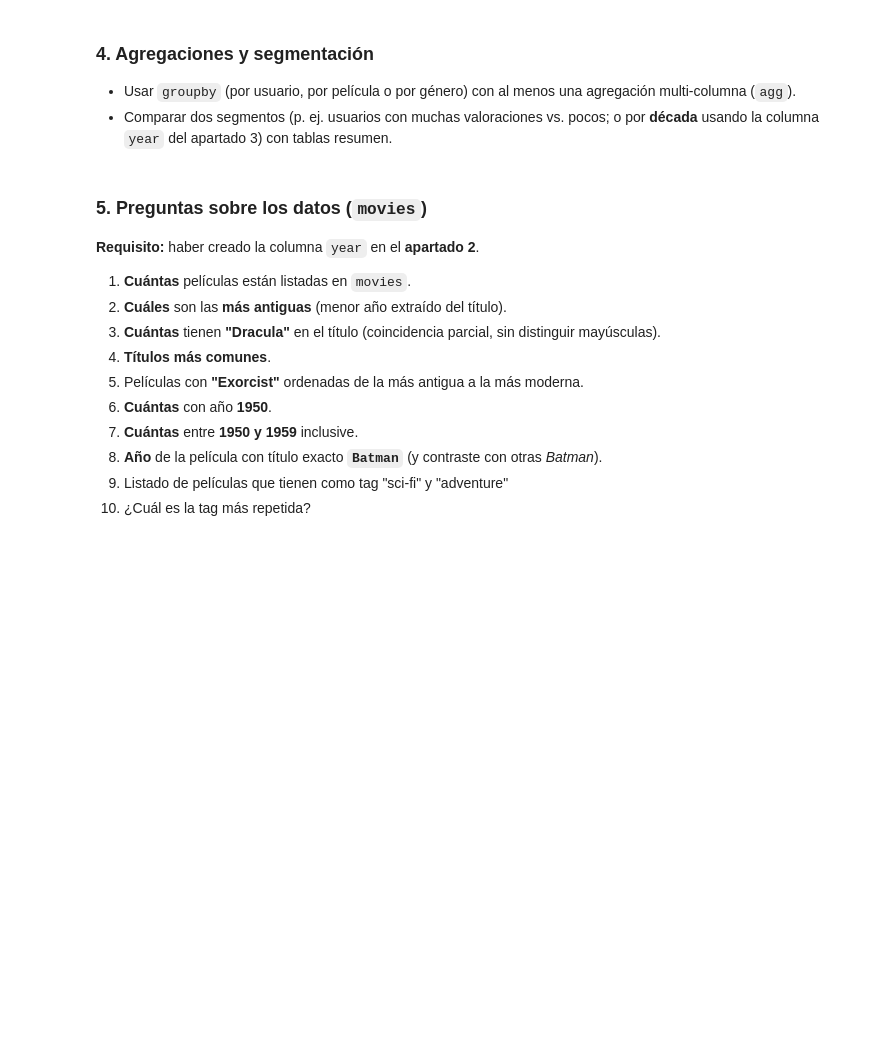
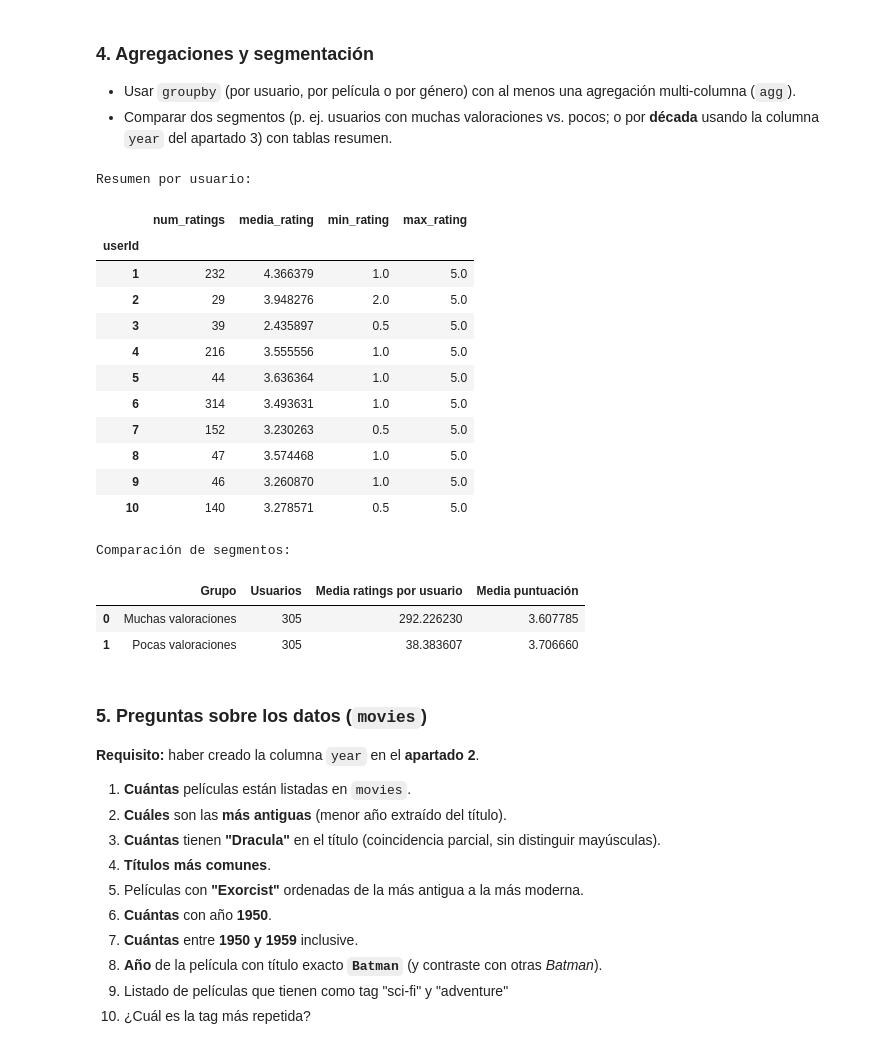
Before and after one commit to enricparella/TeamChllangesEPM, a Jupyter notebook: Team_Challenge_sprint03_04.ipynb, the cells around one changed output. Cells and saved outputs as stored; diff of their text form; code cells hidden in the pictures; blank space fills up the shorter version.

```diff
--- a/Team_Challenge_sprint03_04.ipynb
+++ b/Team_Challenge_sprint03_04.ipynb
@@ -66,7 +249,62 @@
 - Usar `groupby` (por usuario, por película o por género) con al menos una agregación multi-columna (`agg`).
 - Comparar dos segmentos (p. ej. usuarios con muchas valoraciones vs. pocos; o por **década** usando la columna `year` del apartado 3) con tablas resumen.
 # %%
-# --- Apartado 4: Agregaciones ---
+
+# GROUPBY + AGG
+# Resumen por usuario
+user_summary = ratings_enriched.groupby("userId").agg(
+    num_ratings=("rating", "count"),
+    media_rating=("rating", "mean"),
+    min_rating=("rating", "min"),
+    max_rating=("rating", "max")
+)
+
+print("Resumen por usuario:")
+display(user_summary.head(10))
+
+
+# Comparación de segmentos
+
+# Usuarios con muchas vs pocas valoraciones
+
+umbral = user_summary["num_ratings"].median()
+
+muchas = user_summary[user_summary["num_ratings"] >= umbral]
+pocas = user_summary[user_summary["num_ratings"] < umbral]
+
+comparacion = pd.DataFrame({
+    "Grupo": ["Muchas valoraciones", "Pocas valoraciones"],
+    "Usuarios": [len(muchas), len(pocas)],
+    "Media ratings por usuario": [
+        muchas["num_ratings"].mean(),
+        pocas["num_ratings"].mean()
+    ],
+    "Media puntuación": [
+        muchas["media_rating"].mean(),
+        pocas["media_rating"].mean()
+    ]
+})
+
+print("\nComparación de segmentos:")
+display(comparacion)
+# %% [output]
+Resumen por usuario:
+|  | num_ratings | media_rating | min_rating | max_rating |
+| userId |  |  |  |  |
+| 1 | 232 | 4.366379 | 1.0 | 5.0 |
+| 2 | 29 | 3.948276 | 2.0 | 5.0 |
+| 3 | 39 | 2.435897 | 0.5 | 5.0 |
+| 4 | 216 | 3.555556 | 1.0 | 5.0 |
+| 5 | 44 | 3.636364 | 1.0 | 5.0 |
+| 6 | 314 | 3.493631 | 1.0 | 5.0 |
+| 7 | 152 | 3.230263 | 0.5 | 5.0 |
+| 8 | 47 | 3.574468 | 1.0 | 5.0 |
+| 9 | 46 | 3.260870 | 1.0 | 5.0 |
+| 10 | 140 | 3.278571 | 0.5 | 5.0 |
+Comparación de segmentos:
+|  | Grupo | Usuarios | Media ratings por usuario | Media puntuación |
+| 0 | Muchas valoraciones | 305 | 292.226230 | 3.607785 |
+| 1 | Pocas valoraciones | 305 | 38.383607 | 3.706660 |
 # %% [markdown]
 ### 5. Preguntas sobre los datos (`movies`)
 
```
Also changed, not shown: parts of 7 cells of this notebook.
